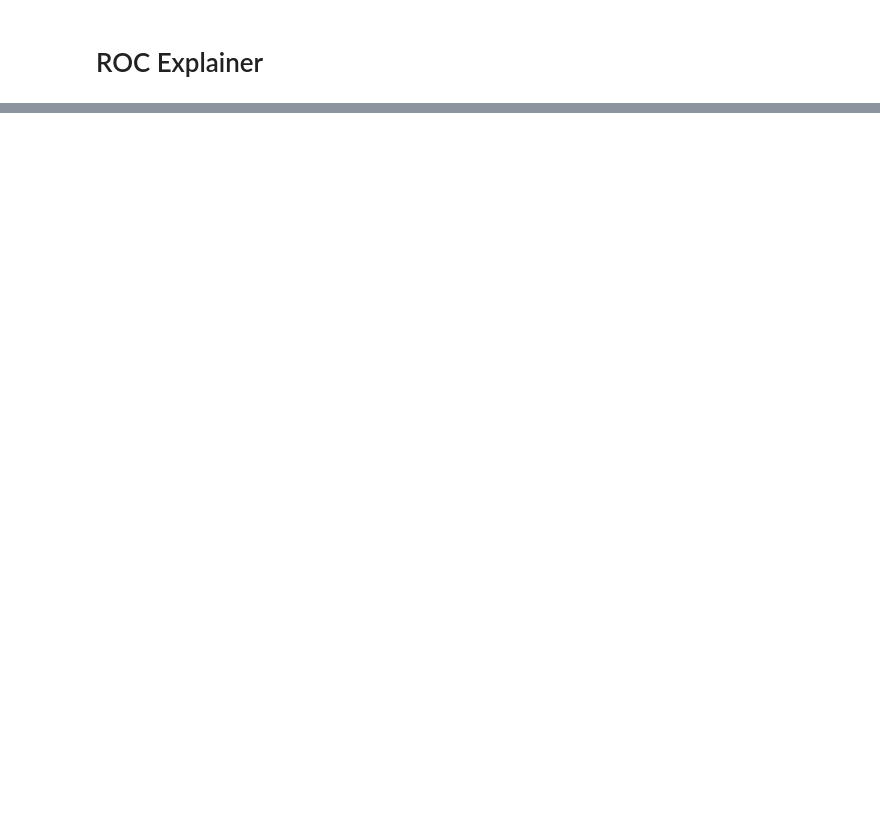
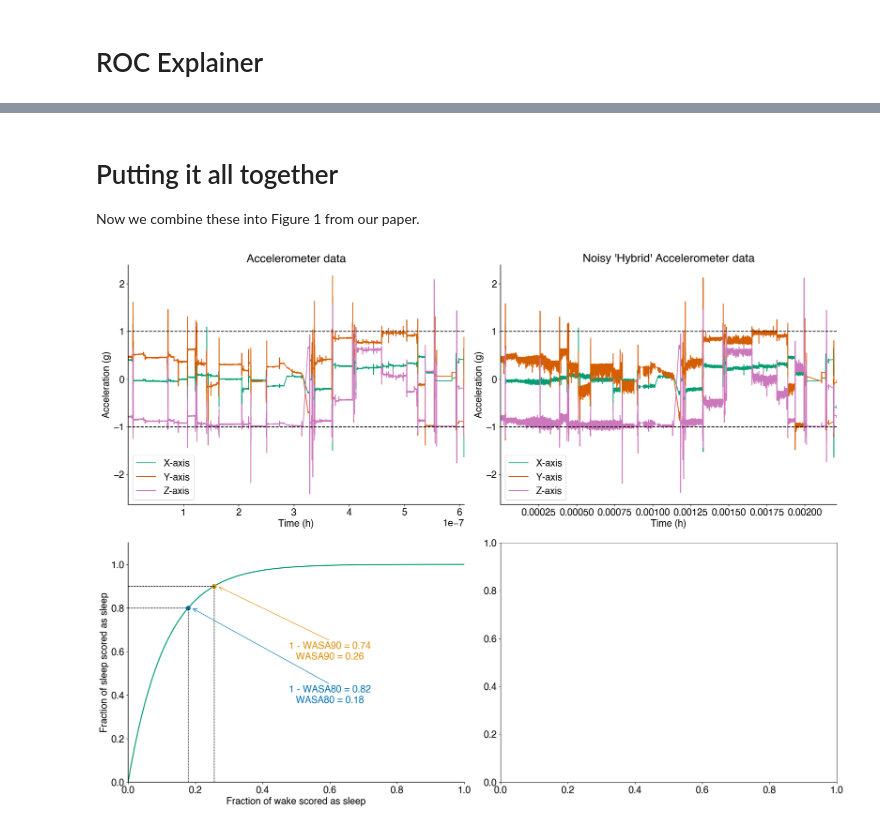
Before and after one commit to Arcascope/pisces, a Jupyter notebook: analyses/NHRC/narrative.ipynb, the cells around one changed output, grey strips where cells are left out. Saved outputs shown, nothing was run; the diff lists cells and outputs as text; code cells hidden in the pictures; blank space fills up the shorter version.

```diff
--- a/analyses/NHRC/narrative.ipynb
+++ b/analyses/NHRC/narrative.ipynb
@@ -287,0 +276,17 @@ plt.show()
+# %% [markdown]
+# Putting it all together
+
+Now we combine these into Figure 1 from our paper.
+# %%
+fig, axs = plt.subplots(2, 2, figsize=(20, 15))
+
+# Plot the accelerometer data
+plot_accel_data(axs[0, 0], w0_accel)
+hybrid_overlay(axs[0, 1], h0_accel, w0_accel)
+
+# Plot the ROC explainer
+roc_explainer(axs[1, 0])
+
+fig.tight_layout()
+# %% [output]
+[figure, added]
```
Also changed, not shown: parts of 18 cells of this notebook.
